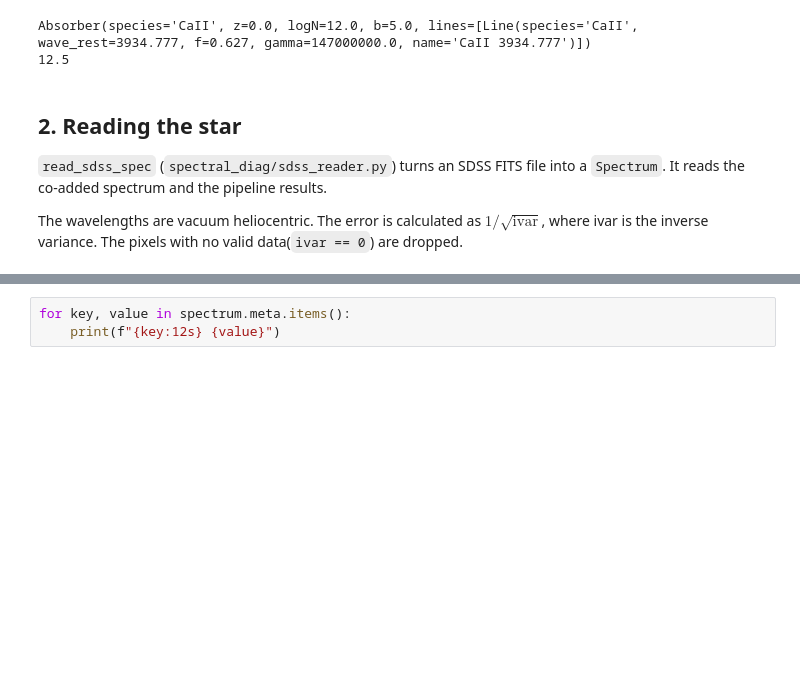
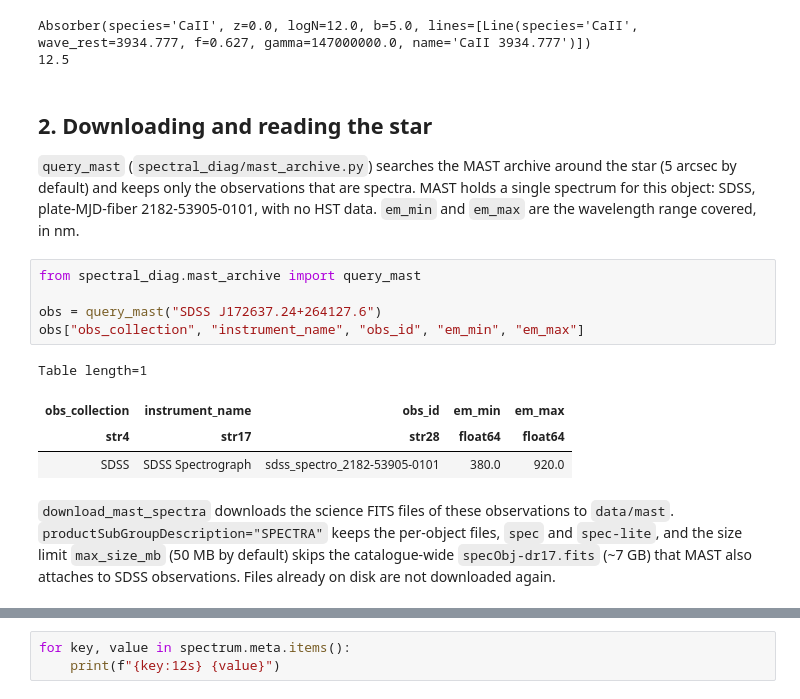
Before and after one commit to FeatAstro/RAD-2026, a Jupyter notebook: notebooks/full_star_tutorial.ipynb, the cells around one changed output, grey strips where cells are left out. Saved outputs shown, nothing was run; the diff lists cells and outputs as text; blank space fills up the shorter version.

```diff
--- a/notebooks/full_star_tutorial.ipynb
+++ b/notebooks/full_star_tutorial.ipynb
@@ -140,8 +140,18 @@ print(calcium_cloud.logN)
 Absorber(species='CaII', z=0.0, logN=12.0, b=5.0, lines=[Line(species='CaII', wave_rest=3934.777, f=0.627, gamma=147000000.0, name='CaII 3934.777')])
 12.5
 # %% [markdown]
-## 2. Reading the star
+## 2. Downloading and reading the star
 
-`read_sdss_spec` (`spectral_diag/sdss_reader.py`) turns an SDSS FITS file into a `Spectrum`. It reads the co-added spectrum and the pipeline results.
-
-The wavelengths are vacuum heliocentric. The error is calculated as $1/\sqrt{\mathrm{ivar}}$, where ivar is the inverse variance. The pixels with no valid data(`ivar == 0`) are dropped.
+`query_mast` (`spectral_diag/mast_archive.py`) searches the MAST archive around the star (5 arcsec by default) and keeps only the observations that are spectra. MAST holds a single spectrum for this object: SDSS, plate-MJD-fiber 2182-53905-0101, with no HST data. `em_min` and `em_max` are the wavelength range covered, in nm.
+# %%
+from spectral_diag.mast_archive import query_mast
+
+obs = query_mast("SDSS J172637.24+264127.6")
+obs["obs_collection", "instrument_name", "obs_id", "em_min", "em_max"]
+# %% [output]
+Table length=1
+| obs_collection | instrument_name | obs_id | em_min | em_max |
+| str4 | str17 | str28 | float64 | float64 |
+| SDSS | SDSS Spectrograph | sdss_spectro_2182-53905-0101 | 380.0 | 920.0 |
+# %% [markdown]
+`download_mast_spectra` downloads the science FITS files of these observations to `data/mast`. `productSubGroupDescription="SPECTRA"` keeps the per-object files, `spec` and `spec-lite`, and the size limit `max_size_mb` (50 MB by default) skips the catalogue-wide `specObj-dr17.fits` (~7 GB) that MAST also attaches to SDSS observations. Files already on disk are not downloaded again.
```
Also changed, not shown: parts of 3 cells of this notebook, 9 other files.
